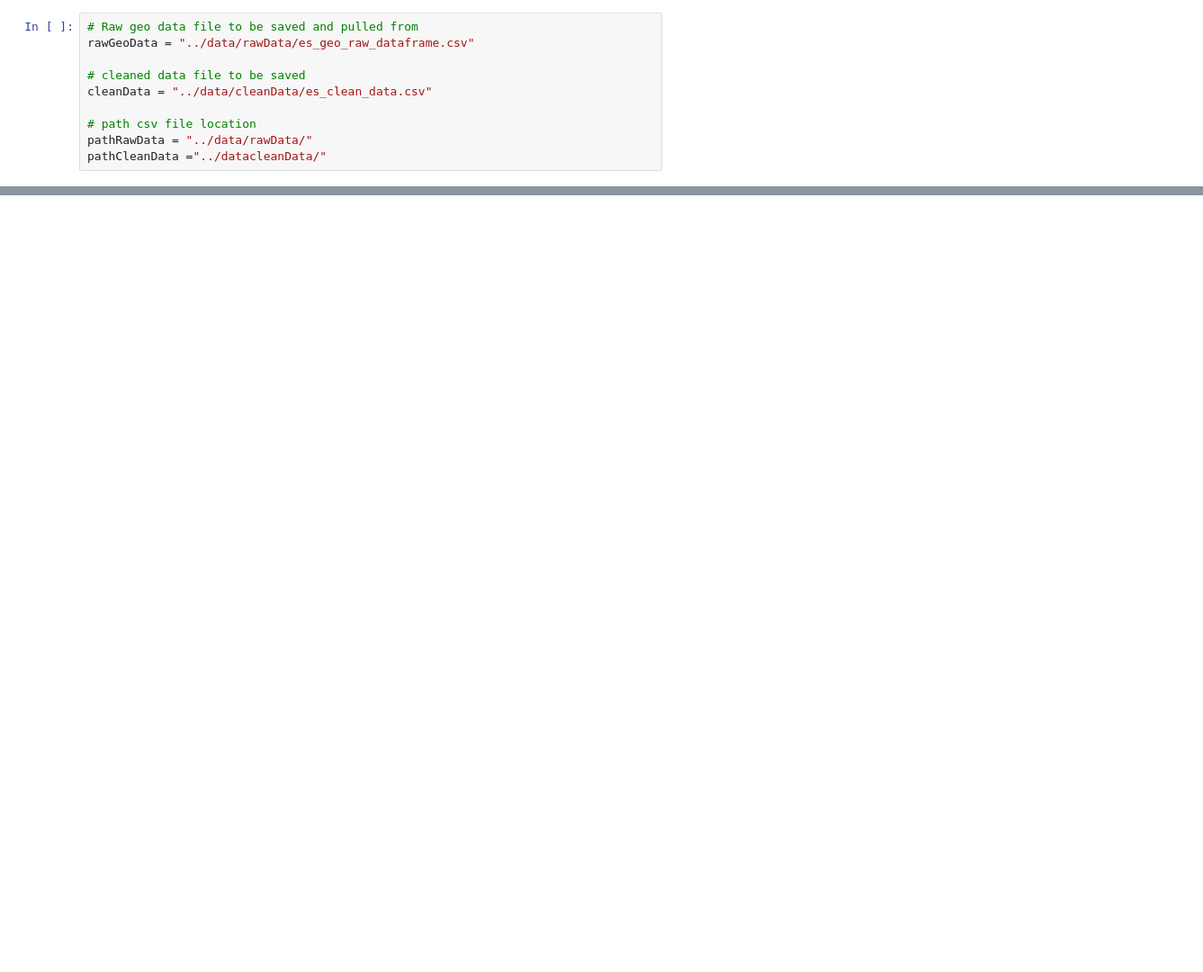
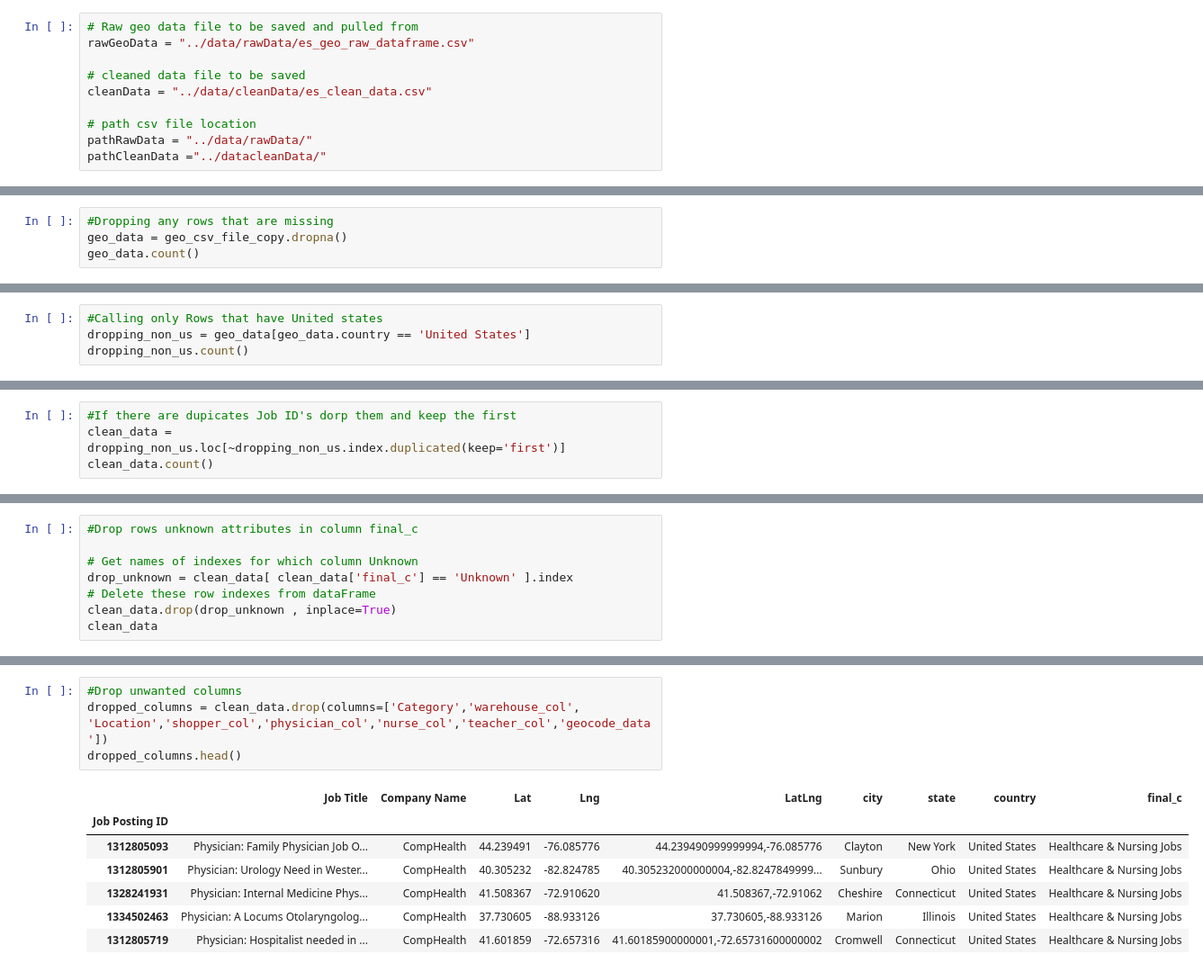
Before and after one commit to jmitterh/ProjectOnePyBootCamp, a Jupyter notebook: notebooks/ES_Cleaning_Up_Data.ipynb, the cells around one changed output, grey strips where cells are left out. Shown at 90% size. Cells and saved outputs as stored; diff of their text form; blank space fills up the shorter version.

Commit message:
Data has been cleaned and ready for visualization

```diff
--- a/notebooks/ES_Cleaning_Up_Data.ipynb
+++ b/notebooks/ES_Cleaning_Up_Data.ipynb
@@ -31,0 +48,4 @@ geo_csv_file_copy = geo_csv_file.copy()
+# %%
+#Dropping any rows that are missing
+geo_data = geo_csv_file_copy.dropna()
+geo_data.count()
@@ -31,0 +65,4 @@ geo_csv_file_copy = geo_csv_file.copy()
+# %%
+#Calling only Rows that have United states
+dropping_non_us = geo_data[geo_data.country == 'United States']
+dropping_non_us.count()
@@ -31,0 +82,4 @@ geo_csv_file_copy = geo_csv_file.copy()
+# %%
+#If there are dupicates Job ID's dorp them and keep the first
+clean_data = dropping_non_us.loc[~dropping_non_us.index.duplicated(keep='first')]
+clean_data.count()
@@ -31,0 +164,8 @@ geo_csv_file_copy = geo_csv_file.copy()
+# %%
+#Drop rows unknown attributes in column final_c
+
+# Get names of indexes for which column Unknown
+drop_unknown = clean_data[ clean_data['final_c'] == 'Unknown' ].index
+# Delete these row indexes from dataFrame
+clean_data.drop(drop_unknown , inplace=True)
+clean_data
@@ -31,0 +187,12 @@ geo_csv_file_copy = geo_csv_file.copy()
+# %%
+#Drop unwanted columns
+dropped_columns = clean_data.drop(columns=['Category','warehouse_col', 'Location','shopper_col','physician_col','nurse_col','teacher_col','geocode_data'])
+dropped_columns.head()
+# %% [output]
+|  | Job Title | Company Name | Lat | Lng | LatLng | city | state | country | final_c |
+| Job Posting ID |  |  |  |  |  |  |  |  |  |
+| 1312805093 | Physician: Family Physician Job O... | CompHealth | 44.239491 | -76.085776 | 44.239490999999994,-76.085776 | Clayton | New York | United States | Healthcare & Nursing Jobs |
+| 1312805901 | Physician: Urology Need in Wester... | CompHealth | 40.305232 | -82.824785 | 40.305232000000004,-82.8247849999... | Sunbury | Ohio | United States | Healthcare & Nursing Jobs |
+| 1328241931 | Physician: Internal Medicine Phys... | CompHealth | 41.508367 | -72.910620 | 41.508367,-72.91062 | Cheshire | Connecticut | United States | Healthcare & Nursing Jobs |
+| 1334502463 | Physician: A Locums Otolaryngolog... | CompHealth | 37.730605 | -88.933126 | 37.730605,-88.933126 | Marion | Illinois | United States | Healthcare & Nursing Jobs |
+| 1312805719 | Physician: Hospitalist needed in ... | CompHealth | 41.601859 | -72.657316 | 41.60185900000001,-72.65731600000002 | Cromwell | Connecticut | United States | Healthcare & Nursing Jobs |
```
Also changed, not shown: parts of 12 cells of this notebook, 33 other files.
